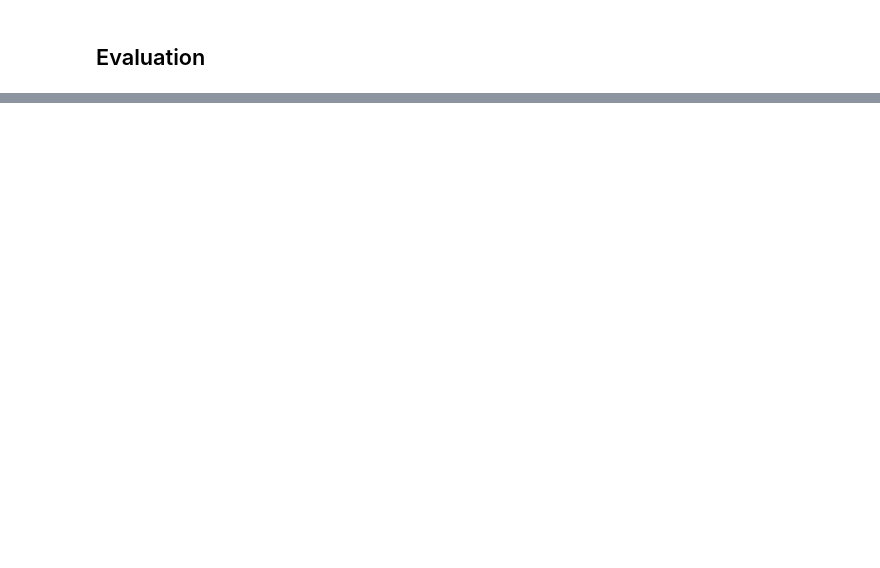
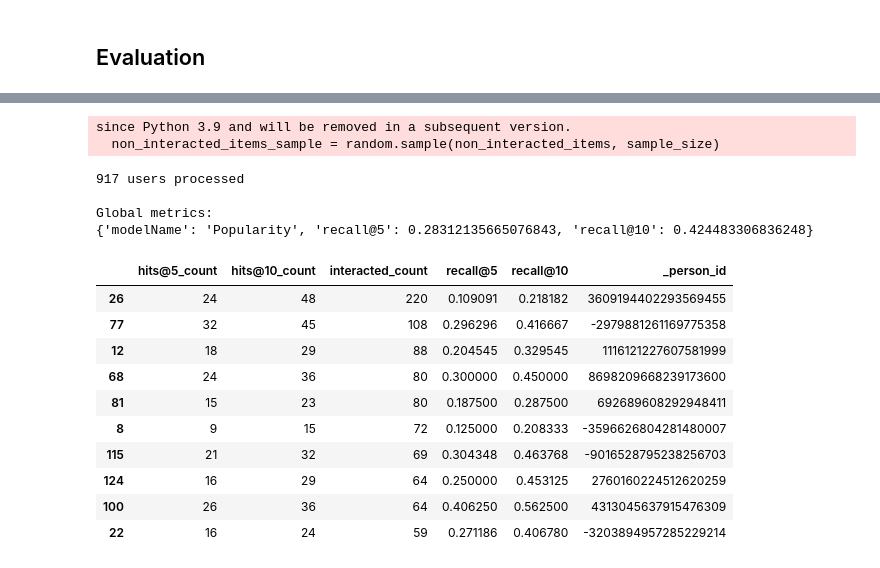
Before and after one commit to MohamedAmineMehrez/Recommender-System, a Jupyter notebook: Data-PreparationAndAnalysis.ipynb, the cells around one changed output, grey strips where cells are left out. Cells and saved outputs as stored; diff of their text form; code cells hidden in the pictures; blank space fills up the shorter version.

Commit message:
popularity model + evaluation fixed

```diff
--- a/Data-PreparationAndAnalysis.ipynb
+++ b/Data-PreparationAndAnalysis.ipynb
@@ -256,3 +262,41 @@ class ModelEvaluator:
 
 # Instantiate the ModelEvaluator
 model_evaluator = ModelEvaluator()
+# %%
+# Compute the most popular items
+item_popularity_df = interactions_full_df.groupby('contentId')['eventStrength'].sum().sort_values(ascending=False).reset_index()
+
+class PopularityRecommender:
+
+    MODEL_NAME = 'Popularity'
+
+    def __init__(self, popularity_df, items_df=None):
+        self.popularity_df = popularity_df
+        self.items_df = items_df
+
+    def get_model_name(self):
+        return self.MODEL_NAME
+
+    def recommend_items(self, user_id, items_to_ignore=[], topn=10, verbose=False):
+        # Recommend the most popular items that the user hasn't seen yet.
+        recommendations_df = self.popularity_df[~self.popularity_df['contentId'].isin(items_to_ignore)] \
+                               .sort_values('eventStrength', ascending=False) \
+                               .head(topn)
+
+        if verbose:
+            if self.items_df is None:
+                raise Exception('"items_df" is required in verbose mode')
+
+            recommendations_df = recommendations_df.merge(self.items_df, how='left', on='contentId')[['eventStrength', 'contentId', 'title', 'url']]
+
+        return recommendations_df
+# %%
+# Instantiate the PopularityRecommender
+popularity_model = PopularityRecommender(item_popularity_df, articles_df)
+
+# Test the recommender for a specific user
+user_id = interactions_test_df['personId'].iloc[0]  # Example user ID from test data
+recommended_items = popularity_model.recommend_items(user_id, items_to_ignore=get_items_interacted(user_id, interactions_train_indexed_df), topn=5, verbose=True)
+
+# Display recommendations
+print(recommended_items)
@@ -258,0 +324,24 @@ model_evaluator = ModelEvaluator()
+# %%
+popularity_global_metrics, pop_detailed_results_df = model_evaluator.evaluate_model(popularity_model)
+
+# Now you can print global metrics and view the detailed results
+print('\nGlobal metrics:\n%s' % popularity_global_metrics)
+pop_detailed_results_df.head(10)
+# %% [output]
+since Python 3.9 and will be removed in a subsequent version.
+  non_interacted_items_sample = random.sample(non_interacted_items, sample_size)
+917 users processed
+
+Global metrics:
+{'modelName': 'Popularity', 'recall@5': 0.28312135665076843, 'recall@10': 0.424483306836248}
+|  | hits@5_count | hits@10_count | interacted_count | recall@5 | recall@10 | _person_id |
+| 26 | 24 | 48 | 220 | 0.109091 | 0.218182 | 3609194402293569455 |
+| 77 | 32 | 45 | 108 | 0.296296 | 0.416667 | -2979881261169775358 |
+| 12 | 18 | 29 | 88 | 0.204545 | 0.329545 | 1116121227607581999 |
+| 68 | 24 | 36 | 80 | 0.300000 | 0.450000 | 8698209668239173600 |
+| 81 | 15 | 23 | 80 | 0.187500 | 0.287500 | 692689608292948411 |
+| 8 | 9 | 15 | 72 | 0.125000 | 0.208333 | -3596626804281480007 |
+| 115 | 21 | 32 | 69 | 0.304348 | 0.463768 | -9016528795238256703 |
+| 124 | 16 | 29 | 64 | 0.250000 | 0.453125 | 2760160224512620259 |
+| 100 | 26 | 36 | 64 | 0.406250 | 0.562500 | 4313045637915476309 |
+| 22 | 16 | 24 | 59 | 0.271186 | 0.406780 | -3203894957285229214 |
```
Also changed, not shown: parts of 2 cells of this notebook, 2 other files.
